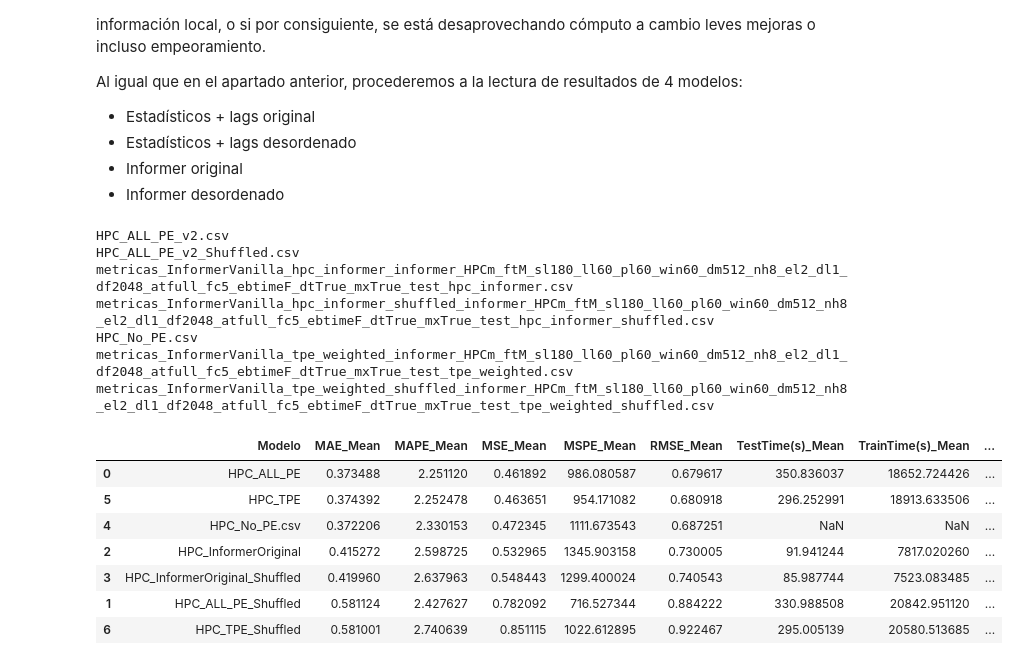
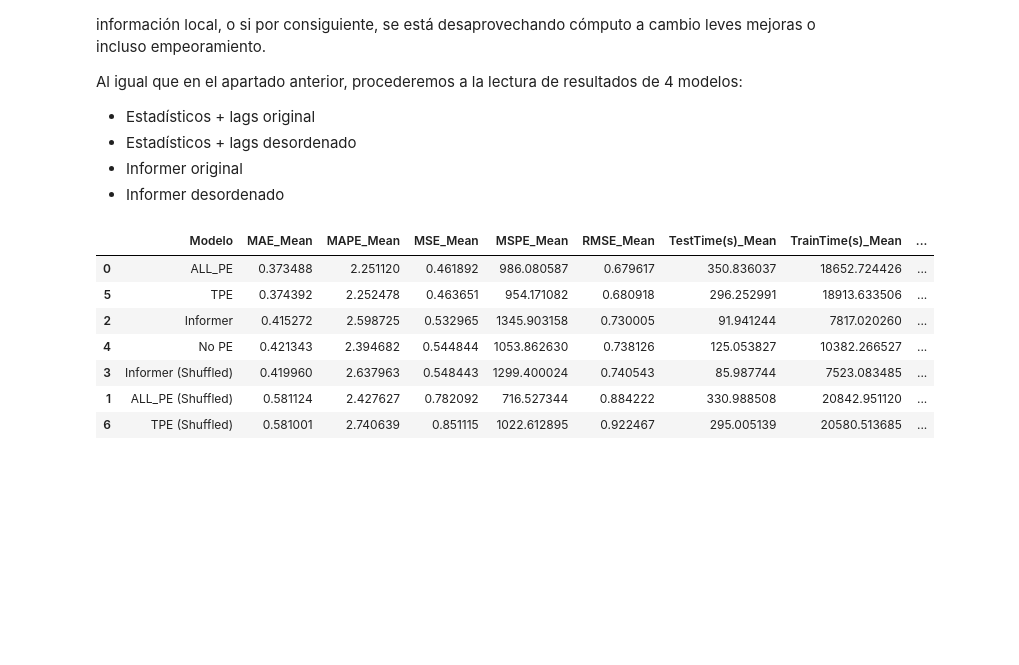
Before and after one commit to hexecoded/TFM, a Jupyter notebook: Experimentos/ResultadosNGPU.ipynb, the cells around one changed output. Cells and saved outputs as stored; diff of their text form; code cells hidden in the pictures; blank space fills up the shorter version.

```diff
--- a/Experimentos/ResultadosNGPU.ipynb
+++ b/Experimentos/ResultadosNGPU.ipynb
@@ -32,20 +32,21 @@ import pandas as pd
 # Ficheros con sus nombres de modelo
 model_files = {
     "All_PE_Weighted": "HPC_ALL_PE_v2.csv",
-    "ALL_PE_NoNorm": "HPC_ALL_PE_v2_NoNorm.csv",
-    "Informer_Original": "metricas_InformerVanilla_hpc_informer_informer_HPCm_ftM_sl180_ll60_pl60_win60_dm512_nh8_el2_dl1_df2048_atfull_fc5_ebtimeF_dtTrue_mxTrue_test_hpc_informer.csv",
+    "No PE": "HPC_No_PE.csv",
+    "ALL_PE_Weighted (No Norm)": "HPC_ALL_PE_v2_NoNorm.csv",
+    "Informer": "metricas_InformerVanilla_hpc_informer_informer_HPCm_ftM_sl180_ll60_pl60_win60_dm512_nh8_el2_dl1_df2048_atfull_fc5_ebtimeF_dtTrue_mxTrue_test_hpc_informer.csv",
     "SPE": "HPC_SPE.csv",
-    "SPE_All_PE": "HPC_SPE_ALL.csv",
-    "Ventana_Stats": "metricas_InformerVanilla_stats_informer_HPCm_ftM_sl180_ll60_pl60_win60_dm512_nh8_el2_dl1_df2048_atfull_fc5_ebtimeF_dtTrue_mxTrue_test_stats.csv",
+    "SPE + All_PE": "HPC_SPE_ALL.csv",
+    "Ventana (Stats)": "metricas_InformerVanilla_stats_informer_HPCm_ftM_sl180_ll60_pl60_win60_dm512_nh8_el2_dl1_df2048_atfull_fc5_ebtimeF_dtTrue_mxTrue_test_stats.csv",
     "TPE": "metricas_InformerVanilla_tpe_weighted_informer_HPCm_ftM_sl180_ll60_pl60_win60_dm512_nh8_el2_dl1_df2048_atfull_fc5_ebtimeF_dtTrue_mxTrue_test_tpe_weighted.csv",
-    "Ventana_Stats_Lags": "HPC_Ventana_Lags.csv"
+    "Ventana (Stats + Lags)": "HPC_Ventana_Lags.csv"
 }
 
 dfs = []
 
 for model_name, file_path in model_files.items():
     df = pd.read_csv(file_path)
-    #print(file_path)
+    # print(file_path)
     df['Modelo'] = model_name  # Añadir columna del modelo
 
     # Pivotar valores de Mean y STD
@@ -148,64 +150,53 @@ Al igual que en el apartado anterior, procederemos a la lectura de resultados de
 # %%
 # Ficheros con sus nombres de modelo
 model_files = {
-    "HPC_ALL_PE": "HPC_ALL_PE_v2.csv",
-    "HPC_ALL_PE_Shuffled": "HPC_ALL_PE_v2_Shuffled.csv",
-    "HPC_InformerOriginal": "metricas_InformerVanilla_hpc_informer_informer_HPCm_ftM_sl180_ll60_pl60_win60_dm512_nh8_el2_dl1_df2048_atfull_fc5_ebtimeF_dtTrue_mxTrue_test_hpc_informer.csv",
-    "HPC_InformerOriginal_Shuffled": "metricas_InformerVanilla_hpc_informer_shuffled_informer_HPCm_ftM_sl180_ll60_pl60_win60_dm512_nh8_el2_dl1_df2048_atfull_fc5_ebtimeF_dtTrue_mxTrue_test_hpc_informer_shuffled.csv",
-    "HPC_No_PE.csv": "HPC_No_PE.csv",
-    #"HPC_Ventana_Stats_Shuffled.csv": "metricas_InformerVanilla_shuffled_lags_stats_informer_HPCm_ftM_sl180_ll60_pl60_win60_dm512_nh8_el2_dl1_df2048_atfull_fc5_ebtimeF_dtTrue_mxTrue_test_shuffled_lags_stats.csv",
-    #"HPC_Ventana_Stats": "metricas_InformerVanilla_stats_informer_HPCm_ftM_sl180_ll60_pl60_win60_dm512_nh8_el2_dl1_df2048_atfull_fc5_ebtimeF_dtTrue_mxTrue_test_stats.csv",
-    "HPC_TPE": "metricas_InformerVanilla_tpe_weighted_informer_HPCm_ftM_sl180_ll60_pl60_win60_dm512_nh8_el2_dl1_df2048_atfull_fc5_ebtimeF_dtTrue_mxTrue_test_tpe_weighted.csv",
-    "HPC_TPE_Shuffled": "metricas_InformerVanilla_tpe_weighted_shuffled_informer_HPCm_ftM_sl180_ll60_pl60_win60_dm512_nh8_el2_dl1_df2048_atfull_fc5_ebtimeF_dtTrue_mxTrue_test_tpe_weighted_shuffled.csv"
-
-
+    "ALL_PE": "HPC_ALL_PE_v2.csv",
+    "ALL_PE (Shuffled)": "HPC_ALL_PE_v2_Shuffled.csv",
+    "Informer": "metricas_InformerVanilla_hpc_informer_informer_HPCm_ftM_sl180_ll60_pl60_win60_dm512_nh8_el2_dl1_df2048_atfull_fc5_ebtimeF_dtTrue_mxTrue_test_hpc_informer.csv",
+    "Informer (Shuffled)": "metricas_InformerVanilla_hpc_informer_shuffled_informer_HPCm_ftM_sl180_ll60_pl60_win60_dm512_nh8_el2_dl1_df2048_atfull_fc5_ebtimeF_dtTrue_mxTrue_test_hpc_informer_shuffled.csv",
+    "No PE": "HPC_No_PE.csv",
+    "TPE": "metricas_InformerVanilla_tpe_weighted_informer_HPCm_ftM_sl180_ll60_pl60_win60_dm512_nh8_el2_dl1_df2048_atfull_fc5_ebtimeF_dtTrue_mxTrue_test_tpe_weighted.csv",
+    "TPE (Shuffled)": "metricas_InformerVanilla_tpe_weighted_shuffled_informer_HPCm_ftM_sl180_ll60_pl60_win60_dm512_nh8_el2_dl1_df2048_atfull_fc5_ebtimeF_dtTrue_mxTrue_test_tpe_weighted_shuffled.csv"
 }
 
 dfs = []
 
 for model_name, file_path in model_files.items():
     df = pd.read_csv(file_path)
-    print(file_path)
+    #print(file_path)
     df['Modelo'] = model_name  # Añadir columna del modelo
 
     # Pivotar valores de Mean y STD
     df_mean = df.pivot(index='Modelo', columns='Metric', values='Mean')
     df_std = df.pivot(index='Modelo', columns='Metric', values='STD')
 
     # Renombrar columnas para distinguir Mean y STD
     df_mean.columns = [f"{col}_Mean" for col in df_mean.columns]
     df_std.columns = [f"{col}_STD" for col in df_std.columns]
 
     # Combinar ambos
     df_combined = pd.concat([df_mean, df_std], axis=1)
 
     dfs.append(df_combined)
 
 # Unir todos los modelos
 final_df = pd.concat(dfs)
 
 # Resetear índice y ordenar por MSE_Mean
 final_df.reset_index(inplace=True)
 final_df = final_df.sort_values(by="MSE_Mean")
 
 # Mostrar
 display(final_df)
 # %% [output]
-HPC_ALL_PE_v2.csv
-HPC_ALL_PE_v2_Shuffled.csv
-metricas_InformerVanilla_hpc_informer_informer_HPCm_ftM_sl180_ll60_pl60_win60_dm512_nh8_el2_dl1_df2048_atfull_fc5_ebtimeF_dtTrue_mxTrue_test_hpc_informer.csv
-metricas_InformerVanilla_hpc_informer_shuffled_informer_HPCm_ftM_sl180_ll60_pl60_win60_dm512_nh8_el2_dl1_df2048_atfull_fc5_ebtimeF_dtTrue_mxTrue_test_hpc_informer_shuffled.csv
-HPC_No_PE.csv
-metricas_InformerVanilla_tpe_weighted_informer_HPCm_ftM_sl180_ll60_pl60_win60_dm512_nh8_el2_dl1_df2048_atfull_fc5_ebtimeF_dtTrue_mxTrue_test_tpe_weighted.csv
-metricas_InformerVanilla_tpe_weighted_shuffled_informer_HPCm_ftM_sl180_ll60_pl60_win60_dm512_nh8_el2_dl1_df2048_atfull_fc5_ebtimeF_dtTrue_mxTrue_test_tpe_weighted_shuffled.csv
 |  | Modelo | MAE_Mean | MAPE_Mean | MSE_Mean | MSPE_Mean | RMSE_Mean | TestTime(s)_Mean | TrainTime(s)_Mean | ... |
-| 0 | HPC_ALL_PE | 0.373488 | 2.251120 | 0.461892 | 986.080587 | 0.679617 | 350.836037 | 18652.724426 | ... |
-| 5 | HPC_TPE | 0.374392 | 2.252478 | 0.463651 | 954.171082 | 0.680918 | 296.252991 | 18913.633506 | ... |
-| 4 | HPC_No_PE.csv | 0.372206 | 2.330153 | 0.472345 | 1111.673543 | 0.687251 | NaN | NaN | ... |
-| 2 | HPC_InformerOriginal | 0.415272 | 2.598725 | 0.532965 | 1345.903158 | 0.730005 | 91.941244 | 7817.020260 | ... |
-| 3 | HPC_InformerOriginal_Shuffled | 0.419960 | 2.637963 | 0.548443 | 1299.400024 | 0.740543 | 85.987744 | 7523.083485 | ... |
-| 1 | HPC_ALL_PE_Shuffled | 0.581124 | 2.427627 | 0.782092 | 716.527344 | 0.884222 | 330.988508 | 20842.951120 | ... |
-| 6 | HPC_TPE_Shuffled | 0.581001 | 2.740639 | 0.851115 | 1022.612895 | 0.922467 | 295.005139 | 20580.513685 | ... |
+| 0 | ALL_PE | 0.373488 | 2.251120 | 0.461892 | 986.080587 | 0.679617 | 350.836037 | 18652.724426 | ... |
+| 5 | TPE | 0.374392 | 2.252478 | 0.463651 | 954.171082 | 0.680918 | 296.252991 | 18913.633506 | ... |
+| 2 | Informer | 0.415272 | 2.598725 | 0.532965 | 1345.903158 | 0.730005 | 91.941244 | 7817.020260 | ... |
+| 4 | No PE | 0.421343 | 2.394682 | 0.544844 | 1053.862630 | 0.738126 | 125.053827 | 10382.266527 | ... |
+| 3 | Informer (Shuffled) | 0.419960 | 2.637963 | 0.548443 | 1299.400024 | 0.740543 | 85.987744 | 7523.083485 | ... |
+| 1 | ALL_PE (Shuffled) | 0.581124 | 2.427627 | 0.782092 | 716.527344 | 0.884222 | 330.988508 | 20842.951120 | ... |
+| 6 | TPE (Shuffled) | 0.581001 | 2.740639 | 0.851115 | 1022.612895 | 0.922467 | 295.005139 | 20580.513685 | ... |
 # %%
 import matplotlib.pyplot as plt
 import numpy as np
```
Also changed, not shown: parts of 4 cells of this notebook, 4 other files.
